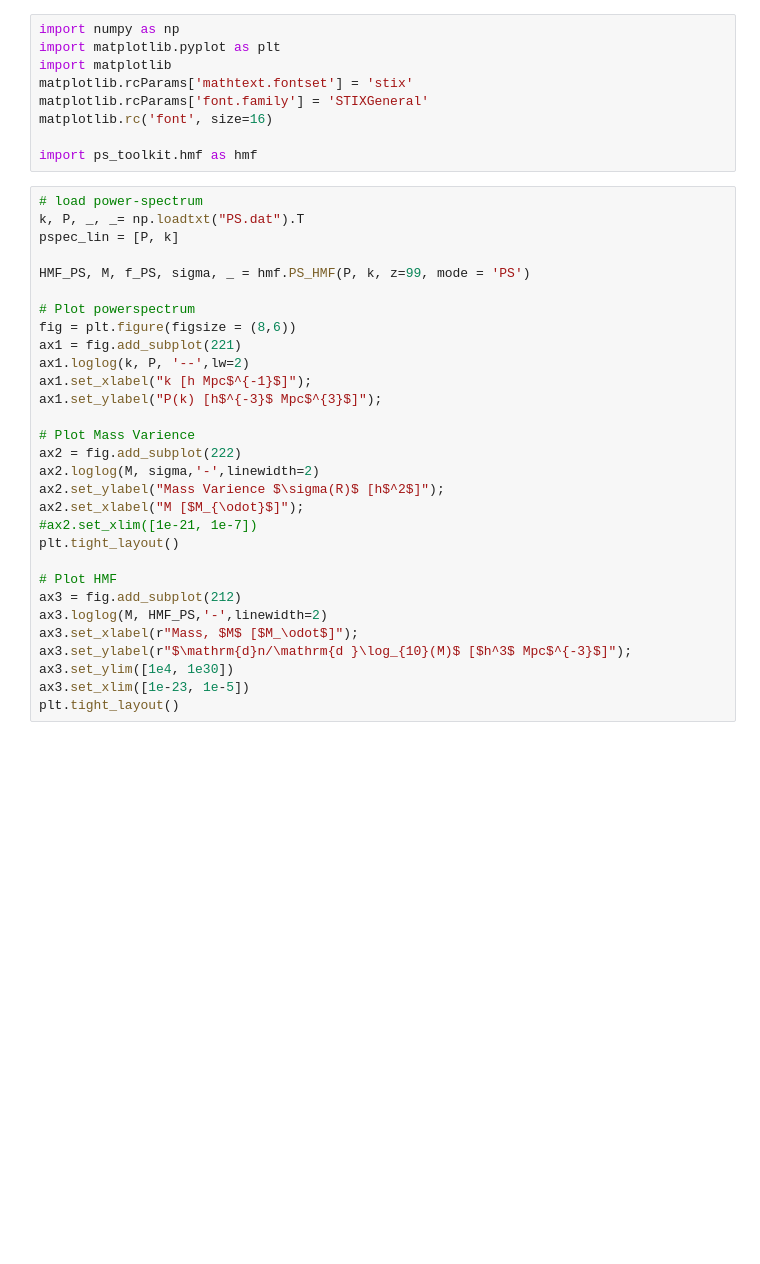
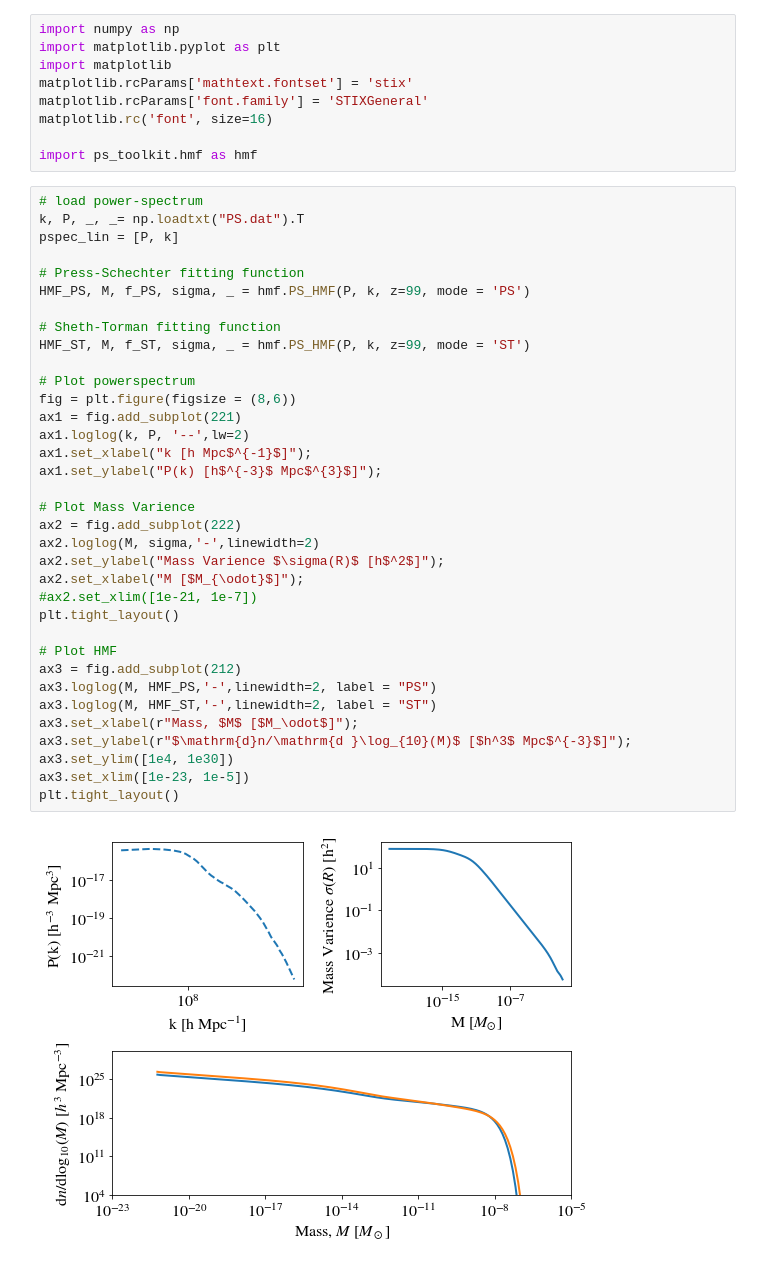
Before and after one commit to David-Ellis/ps-toolkit, a Jupyter notebook: example.ipynb, the cells around one changed output. Cells and saved outputs as stored; diff of their text form; blank space fills up the shorter version.

```diff
--- a/example.ipynb
+++ b/example.ipynb
@@ -12,30 +12,37 @@ import ps_toolkit.hmf as hmf
 # %%
 # load power-spectrum
 k, P, _, _= np.loadtxt("PS.dat").T
 pspec_lin = [P, k]
 
+# Press-Schechter fitting function
 HMF_PS, M, f_PS, sigma, _ = hmf.PS_HMF(P, k, z=99, mode = 'PS')
+
+# Sheth-Torman fitting function
+HMF_ST, M, f_ST, sigma, _ = hmf.PS_HMF(P, k, z=99, mode = 'ST')
 
 # Plot powerspectrum
 fig = plt.figure(figsize = (8,6))
 ax1 = fig.add_subplot(221)
 ax1.loglog(k, P, '--',lw=2)
 ax1.set_xlabel("k [h Mpc$^{-1}$]");
 ax1.set_ylabel("P(k) [h$^{-3}$ Mpc$^{3}$]");
 
 # Plot Mass Varience
 ax2 = fig.add_subplot(222)
 ax2.loglog(M, sigma,'-',linewidth=2)
 ax2.set_ylabel("Mass Varience $\sigma(R)$ [h$^2$]");
 ax2.set_xlabel("M [$M_{\odot}$]");
 #ax2.set_xlim([1e-21, 1e-7])
 plt.tight_layout()
 
 # Plot HMF
 ax3 = fig.add_subplot(212)
-ax3.loglog(M, HMF_PS,'-',linewidth=2)
+ax3.loglog(M, HMF_PS,'-',linewidth=2, label = "PS")
+ax3.loglog(M, HMF_ST,'-',linewidth=2, label = "ST")
 ax3.set_xlabel(r"Mass, $M$ [$M_\odot$]");
 ax3.set_ylabel(r"$\mathrm{d}n/\mathrm{d }\log_{10}(M)$ [$h^3$ Mpc$^{-3}$]");
 ax3.set_ylim([1e4, 1e30])
 ax3.set_xlim([1e-23, 1e-5])
 plt.tight_layout()
+# %% [output]
+[figure, added]
```
Also changed, not shown: 2 other files.
